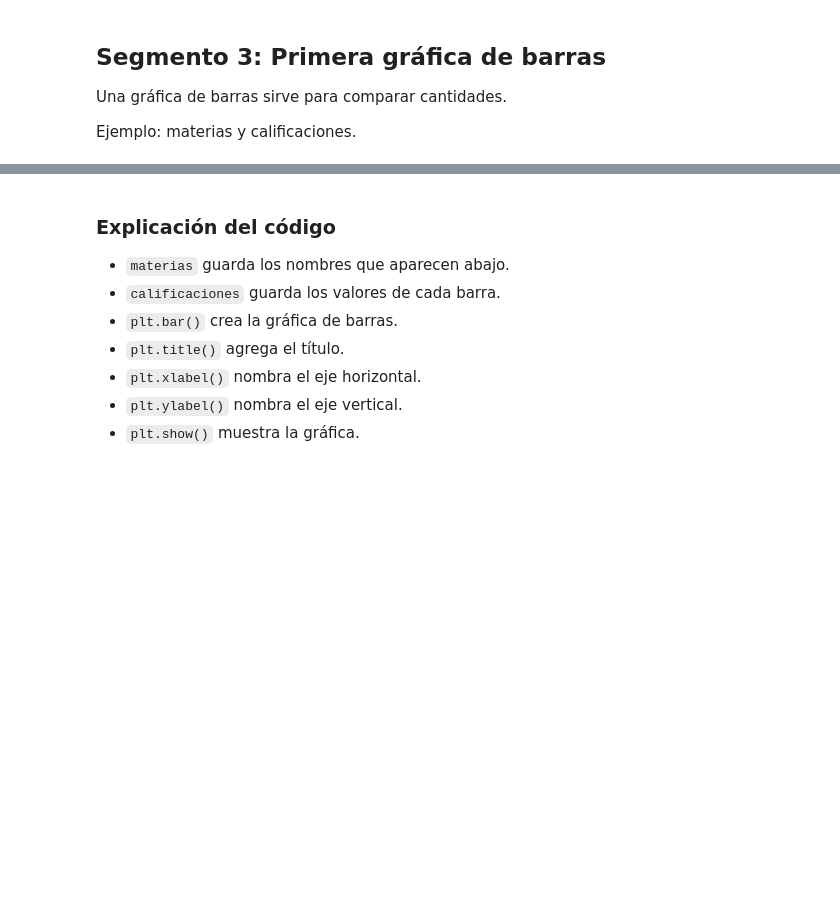
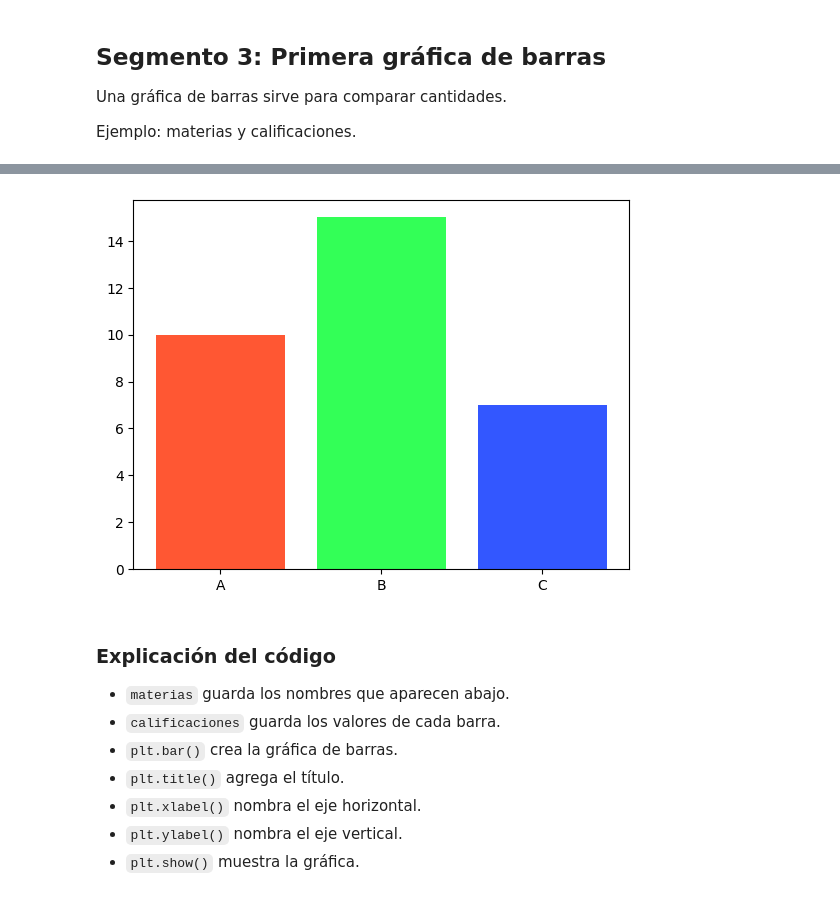
Before and after one commit to IngJoel0/Python-Course, a Jupyter notebook: 06_Graficas_y_datos_visuales.ipynb, the cells around one changed output, grey strips where cells are left out. Cells and saved outputs as stored; diff of their text form; code cells hidden in the pictures; blank space fills up the shorter version.

```diff
--- a/06_Graficas_y_datos_visuales.ipynb
+++ b/06_Graficas_y_datos_visuales.ipynb
@@ -68,3 +70,14 @@ plt.show()
+# %%
+import matplotlib.pyplot as plt
+
+categorias = ['A', 'B', 'C']
+valores = [10, 15, 7]
+colores = ['#FF5733', '#33FF57', '#3357FF']
+
+plt.bar(categorias, valores, color=colores)
+plt.show()
+# %% [output]
+[figure, added]
 # %% [markdown]
 ### Explicación del código
 
```
Also changed, not shown: parts of 25 cells of this notebook, 2 other files.
